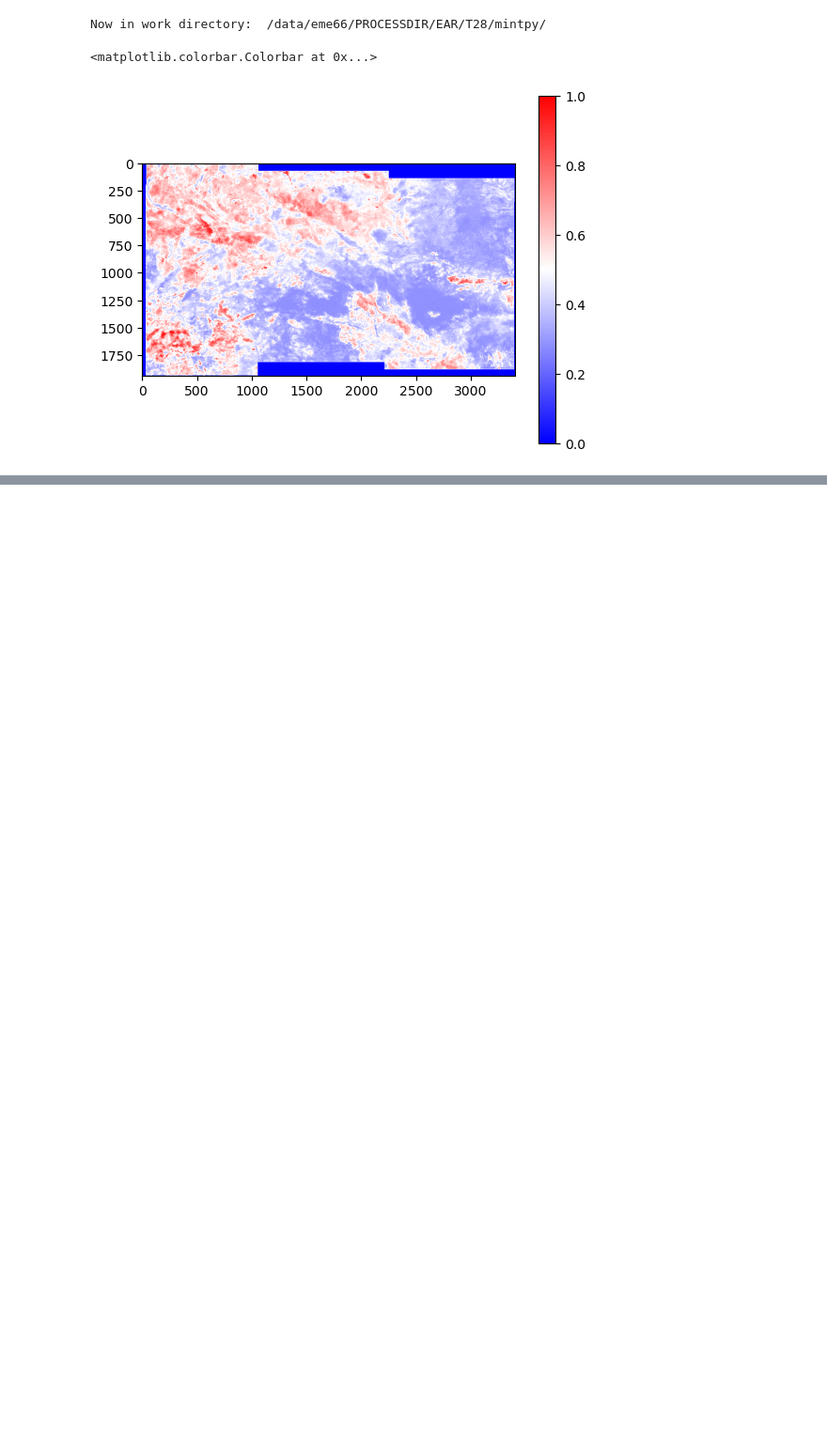
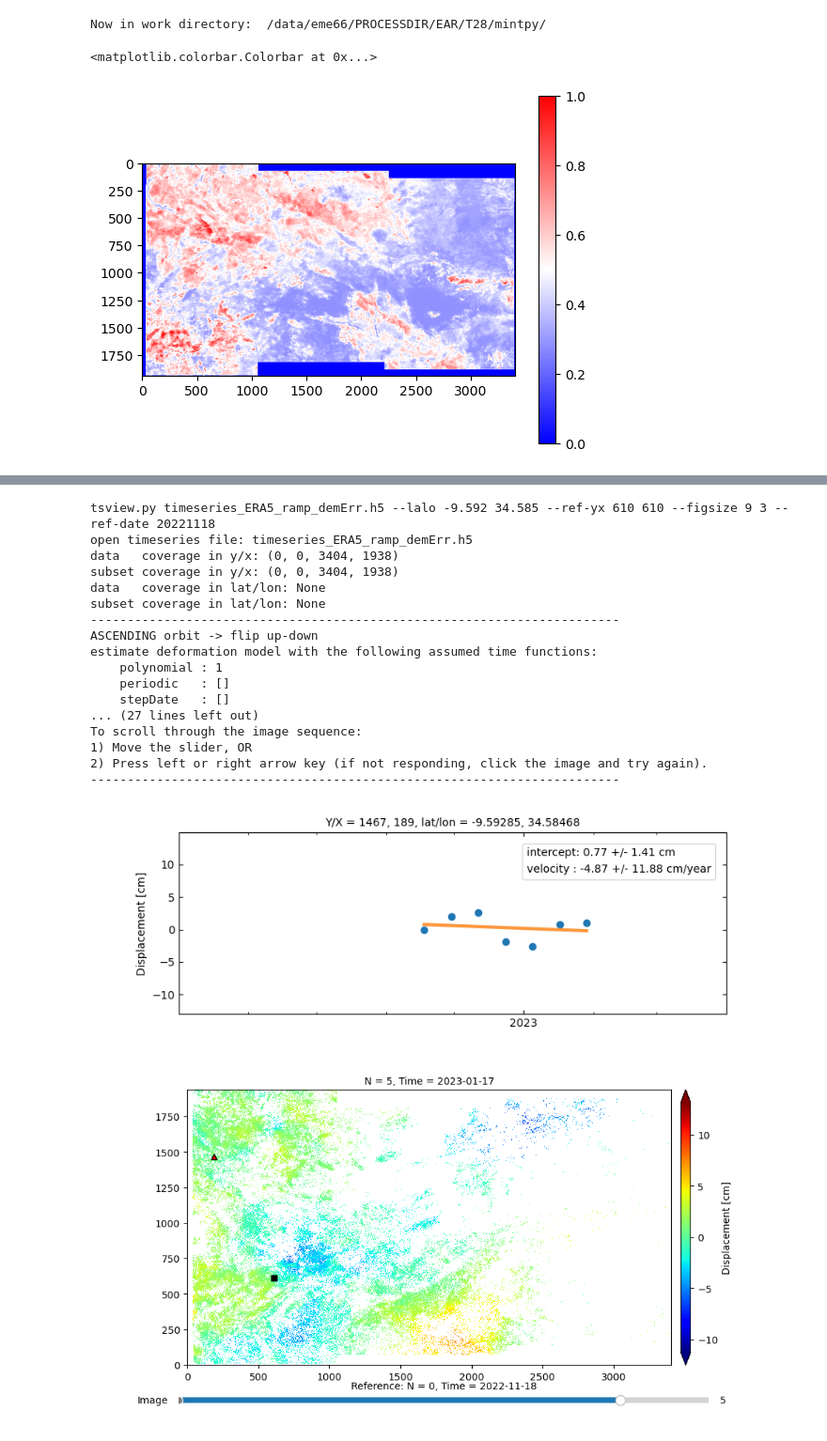
Before and after one commit to elizabetheiden/mintpy_jupyter, a Jupyter notebook: explore_igram_network.ipynb, the cells around one changed output, grey strips where cells are left out. Shown at 94% size. Saved outputs shown, nothing was run; the diff lists cells and outputs as text; code cells hidden in the pictures; blank space fills up the shorter version.

Commit message:
choosing a new ref region based on coherence

```diff
--- a/explore_igram_network.ipynb
+++ b/explore_igram_network.ipynb
@@ -134,0 +151,25 @@ plt.show()
+# %%
+ts_file = os.path.expanduser('timeseries_ERA5_ramp_demErr.h5')
+# lalo is the coordinates for the GNSS station MATL. ref-yx is the new reference point based on high coherence
+cmd = f'{ts_file} --lalo -9.592 34.585 --ref-yx 610 610 --figsize 9 3 --ref-date 20221118 ' # need to change ref-date, maybe ref-yx based on what you find
+tsview.main(cmd.split())
+# %% [output]
+tsview.py timeseries_ERA5_ramp_demErr.h5 --lalo -9.592 34.585 --ref-yx 610 610 --figsize 9 3 --ref-date 20221118
+open timeseries file: timeseries_ERA5_ramp_demErr.h5
+data   coverage in y/x: (0, 0, 3404, 1938)
+subset coverage in y/x: (0, 0, 3404, 1938)
+data   coverage in lat/lon: None
+subset coverage in lat/lon: None
+------------------------------------------------------------------------
+ASCENDING orbit -> flip up-down
+estimate deformation model with the following assumed time functions:
+    polynomial : 1
+    periodic   : []
+    stepDate   : []
+... (27 lines left out)
+To scroll through the image sequence:
+1) Move the slider, OR
+2) Press left or right arrow key (if not responding, click the image and try again).
+------------------------------------------------------------------------
+[figure, added]
+[figure, added]
```
Also changed, not shown: parts of 10 cells of this notebook.
